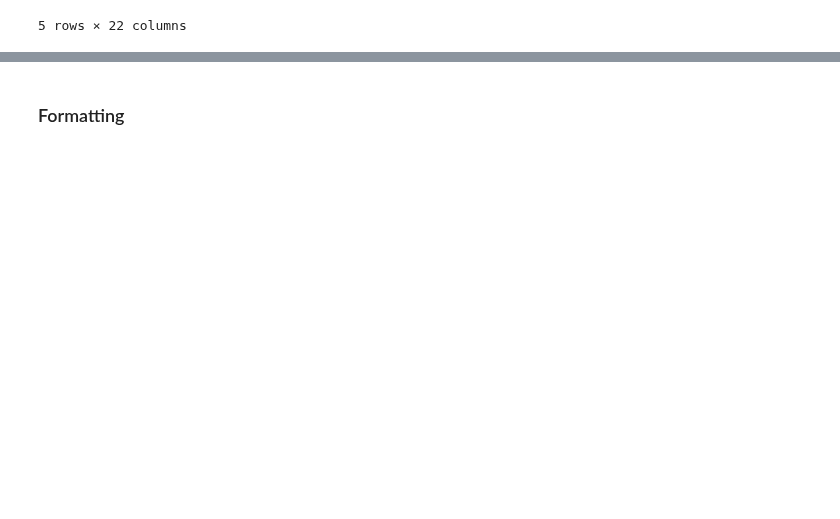
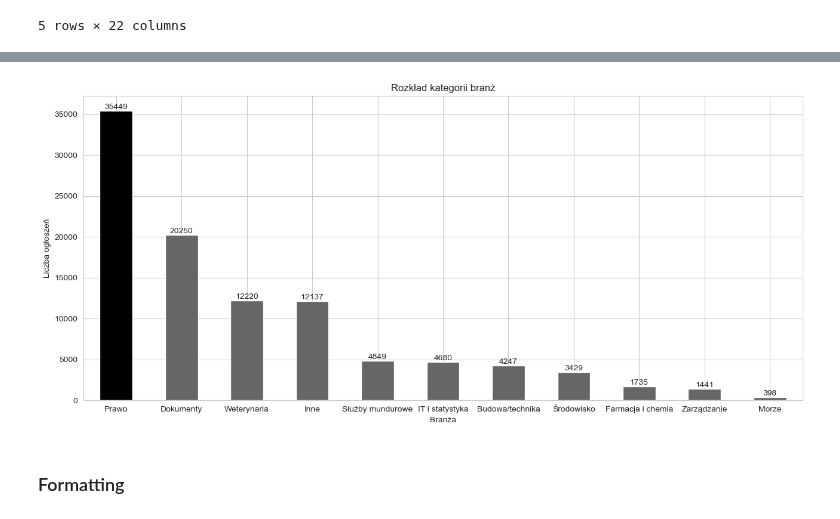
Before and after one commit to BERENZ/2024-mgr-sluzba-cywilna, a Jupyter notebook: Python/Code/Further_data_cleansing.ipynb, the cells around one changed output, grey strips where cells are left out. Saved outputs shown, nothing was run; the diff lists cells and outputs as text; code cells hidden in the pictures; blank space fills up the shorter version.

```diff
--- a/Python/Code/Further_data_cleansing.ipynb
+++ b/Python/Code/Further_data_cleansing.ipynb
@@ -360,3 +425,26 @@ cleansed_df.loc[list(other_job_fields_df.index), 'job_field'] = 'other'
+# %%
+plt.figure(figsize=(13, 6))
+counts = cleansed_df['job_field'].value_counts()
+
+colors = ['#000000'] + ['#666666'] * (len(counts) - 1)
+
+ax = counts.plot(kind='bar', color=colors)
+plt.xlabel('Branża')
+plt.ylabel('Liczba ogłoszeń')
+plt.title('Rozkład kategorii branż')
+
+new_labels = ['Prawo', 'Dokumenty', 'Weterynaria', 'Inne', 'Służby mundurowe', 'IT i statystyka', 'Budowa/technika', 'Środowisko', 'Farmacja i chemia', 'Zarządzanie', 'Morze']
+ax.set_xticklabels(new_labels, rotation=0, ha='center')
+
+for p in ax.patches:
+    ax.annotate(f'{int(p.get_height())}',
+                (p.get_x() + p.get_width() / 2, p.get_height()),
+                ha='center', va='bottom')
+
+plt.tight_layout()
+plt.show()
+# %% [output]
+[figure, added]
 # %% [markdown]
 ### Formatting
 # %%
```
Also changed, not shown: parts of 4 cells of this notebook.
